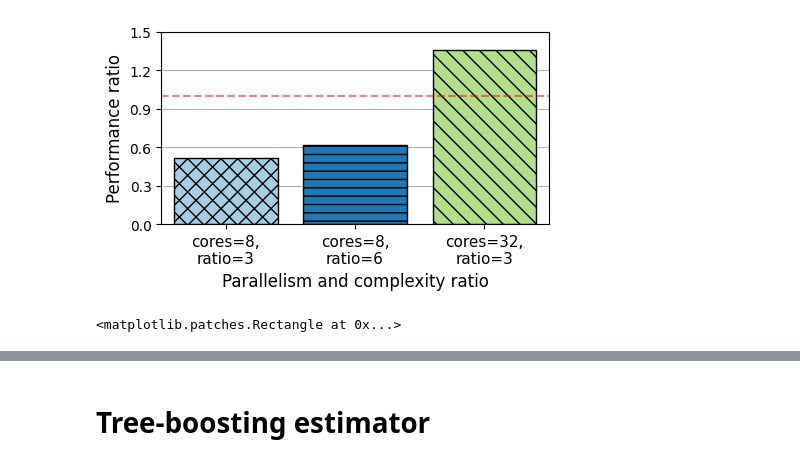
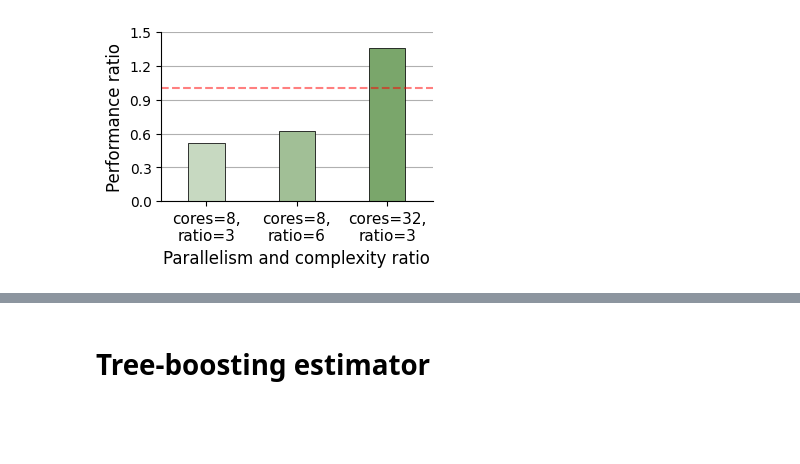
Before and after one commit to amademicnoboday12/EDBT24_122, a Jupyter notebook: paper/results/sigmod_exp_icde.ipynb, the cells around one changed output, grey strips where cells are left out. Cells and saved outputs as stored; diff of their text form; code cells hidden in the pictures; blank space fills up the shorter version.

Commit message:
updated plots

```diff
--- a/paper/results/sigmod_exp_icde.ipynb
+++ b/paper/results/sigmod_exp_icde.ipynb
@@ -1,9 +0,0 @@
-# %%
-import pandas as pd
-import numpy as np
-import matplotlib.pyplot as plt
-import seaborn as sns
-import matplotlib.patches as mpatches
-hatch_patterns = [x*2 for x in ('x', '-','\\', '+',  '*', 'o', 'O', '.')]
-edgecolor='black'
-sns.set_palette('Paired')
@@ -24,36 +62,29 @@ ma=data_100k[data_100k['method']=='materialized'].reset_index(drop=True)
 fa=data_100k[data_100k['method']=='factorized'].reset_index(drop=True)
 ma['spdup']=ma['time']/fa['time']
 ma=ma[ma['spdup']>0]
-ma['CR_interval'] = pd.cut(ma['CR'], bins=5)
+ma['CR_interval'] = pd.cut(ma['CR'], bins=5, precision=1)
 # %%
-
-fig, axes = plt.subplots(1, 1, sharex=True, sharey=True, figsize=(5,2.5))
+fig, axes = plt.subplots(1, 1, sharex=True, sharey=True, figsize=(fig_width-2.5,2.2))
 sample=pd.DataFrame([['cores=8,\nratio=3','cores=8,\nratio=6','cores=32,\nratio=3'],[0.519,0.62,1.36]]).T
 sample.columns=['labels','spdup']
-g=sns.barplot(ax=axes,x='labels',y='spdup',data=sample,edgecolor=edgecolor)
+palette_a = sns.light_palette(color='#7aa66b',n_colors=4,reverse=False,input='RGB')[1:]
+g=sns.barplot(ax=axes,x='labels',y='spdup',data=sample,edgecolor=edgecolor, palette=palette_a, width=0.4)
 g.axhline(1,c='r',alpha=0.5,linestyle='--')
-axes.set_ylabel('Performance ratio', fontsize=12)
-axes.set_xlabel('Parallelism and complexity ratio', fontsize=12)
+axes.set_ylabel('Performance ratio')
+axes.set_xlabel('Parallelism and complexity ratio')
 ma[(ma['operator'].isin(['Linear Regression']) )& (ma['num_cores']==32)& (ma['size']==1000000) & (ma['CR']==3)]['spdup'].max()
 axes.grid(axis='y')
 
-
-for bar, pattern, color in zip(axes.containers[0], hatch_patterns, sns.color_palette('Paired')):
-    plt.setp(bar, hatch=pattern)
+for bar, pattern, color in zip(axes.containers[0], hatch_patterns, palette_a):
+    # plt.setp(bar, hatch=pattern)
     plt.setp(bar, facecolor=color)
 
 axes.set_axisbelow(True)
 axes.set_yticks([0,0.3,0.6,0.9,1.2,1.5])
 
-for label in axes.xaxis.get_ticklabels():
-    label.set_fontsize(11)
-
 # fig.tight_layout()
 
 fig.savefig("figures/preliminaries.pdf",bbox_inches='tight')
+plt.show()
 # %% [output]
-[figure, old version]
+[figure, new version]
-# %%
-axes.containers[0][2]
-# %% [output]
-<matplotlib.patches.Rectangle at 0x...>
```
Also changed, not shown: parts of 23 cells of this notebook.
